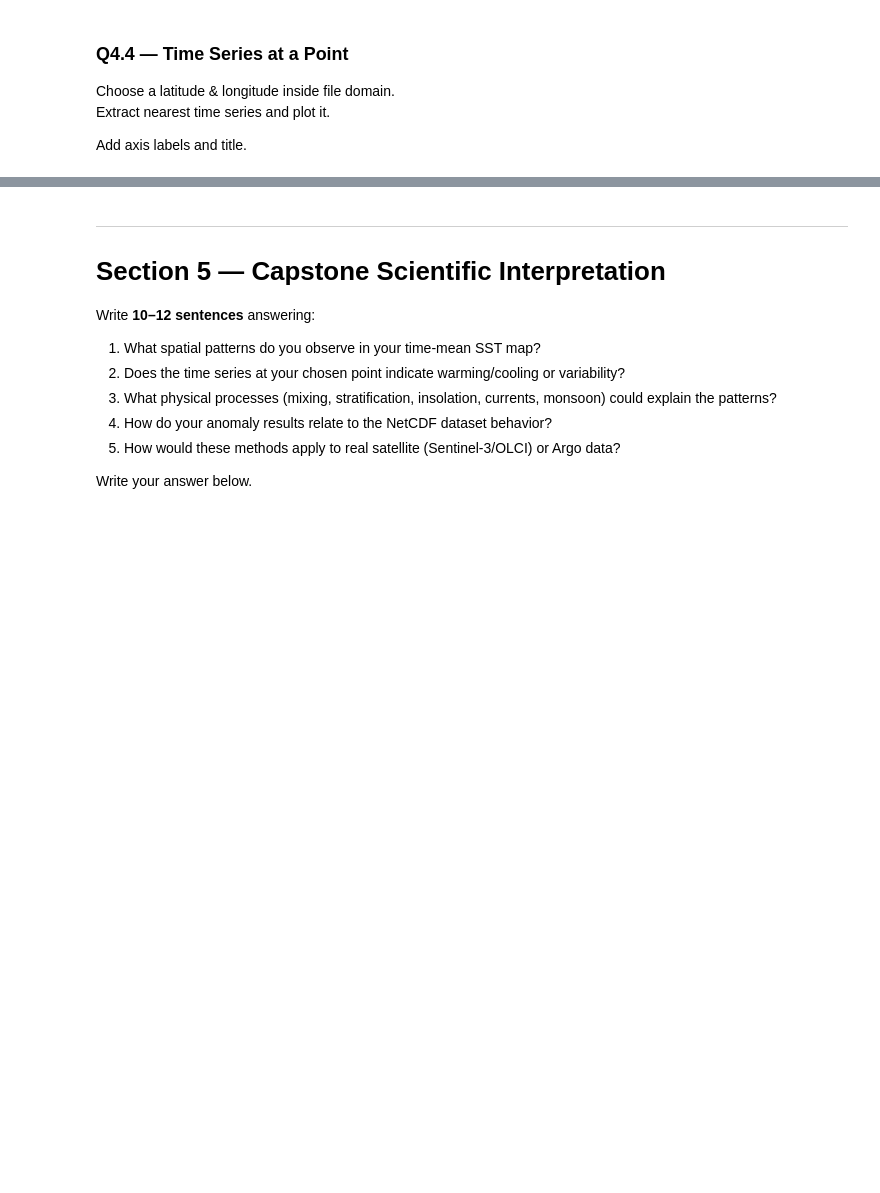
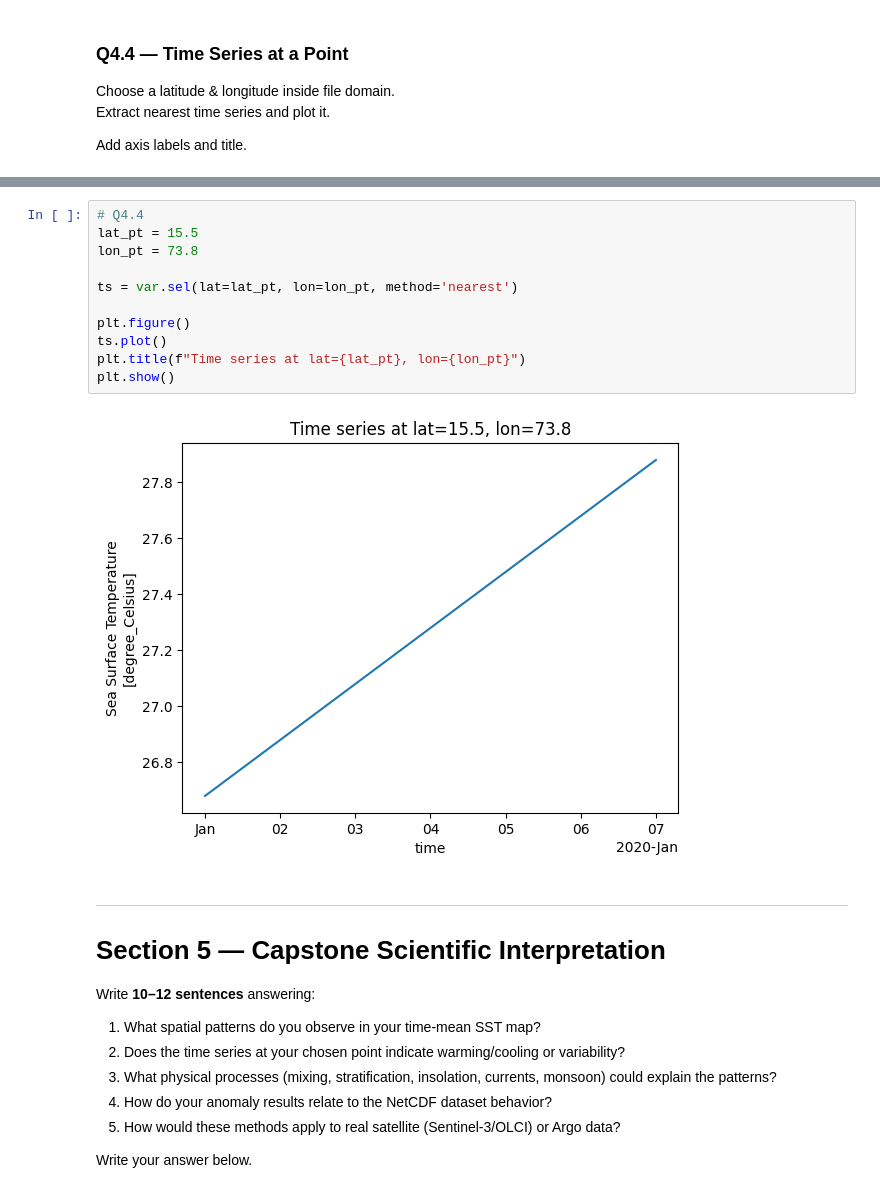
Before and after one commit to rsgis2025pranjali-hub/python-basics, a Jupyter notebook: notebooks/05_Capstone_Assignment.ipynb, the cells around one changed output, grey strips where cells are left out. Cells and saved outputs as stored; diff of their text form; blank space fills up the shorter version.

```diff
--- a/notebooks/05_Capstone_Assignment.ipynb
+++ b/notebooks/05_Capstone_Assignment.ipynb
@@ -330,3 +407,16 @@ Add axis labels and title.
+# %%
+# Q4.4
+lat_pt = 15.5
+lon_pt = 73.8
+
+ts = var.sel(lat=lat_pt, lon=lon_pt, method='nearest')
+
+plt.figure()
+ts.plot()
+plt.title(f"Time series at lat={lat_pt}, lon={lon_pt}")
+plt.show()
+# %% [output]
+[figure, added]
 # %% [markdown]
 ---
 # **Section 5 — Capstone Scientific Interpretation**
```
Also changed, not shown: parts of 8 cells of this notebook.
